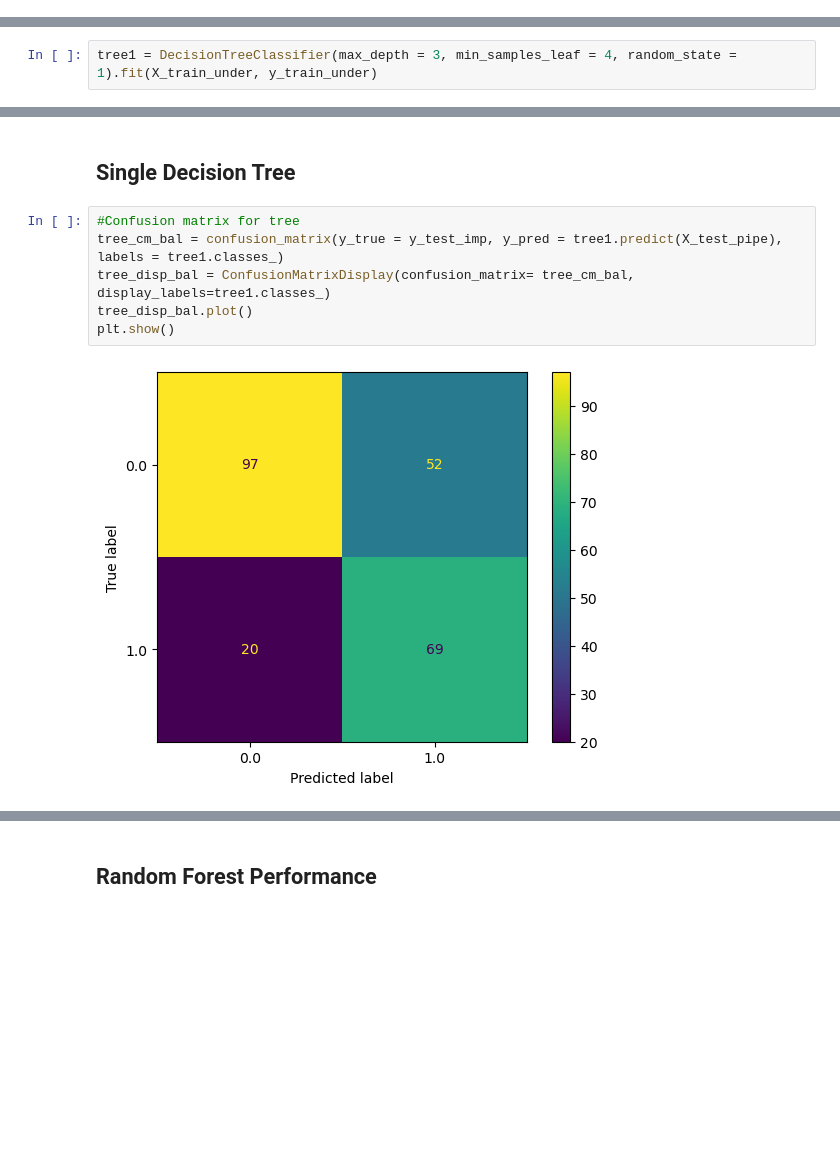
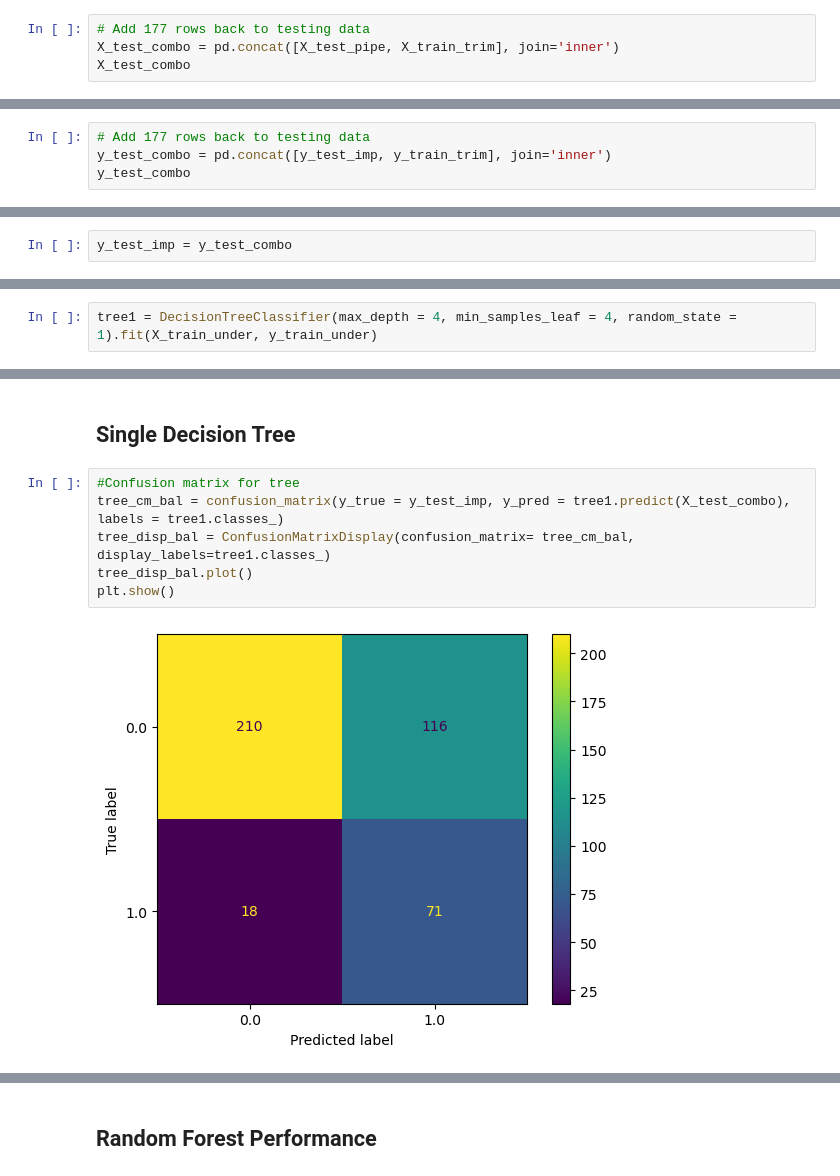
Before and after one commit to HNStaggs/Long-COVID, a Jupyter notebook: LongCOVID_Modeling.ipynb, the cells around one changed output, grey strips where cells are left out. Cells and saved outputs as stored; diff of their text form; blank space fills up the shorter version.

```diff
--- a/LongCOVID_Modeling.ipynb
+++ b/LongCOVID_Modeling.ipynb
@@ -587,0 +616,4 @@ dtype: int64
+# %%
+# Add 177 rows back to testing data
+X_test_combo = pd.concat([X_test_pipe, X_train_trim], join='inner')
+X_test_combo
@@ -587,0 +634,4 @@ dtype: int64
+# %%
+# Add 177 rows back to testing data
+y_test_combo = pd.concat([y_test_imp, y_train_trim], join='inner')
+y_test_combo
@@ -588,3 +652,5 @@ dtype: int64
+# %%
+y_test_imp = y_test_combo
 # %% [markdown]
 ## Remove C-1 dummies for logistic regression classifier
 # %%
@@ -820,7 +917,7 @@ tree1_search.best_params_
 # %% [output]
 {'max_depth': 3, 'min_samples_leaf': 4}
 # %%
-tree1 = DecisionTreeClassifier(max_depth = 3, min_samples_leaf = 4, random_state = 1).fit(X_train_under, y_train_under)
+tree1 = DecisionTreeClassifier(max_depth = 4, min_samples_leaf = 4, random_state = 1).fit(X_train_under, y_train_under)
 # %%
 tree1.feature_importances_
 # %% [output]
@@ -1009,12 +1105,12 @@ tree_sens_bal, tree_spec_bal, tree_acc_bal, tree_f1
 ## Single Decision Tree
 # %%
 #Confusion matrix for tree
-tree_cm_bal = confusion_matrix(y_true = y_test_imp, y_pred = tree1.predict(X_test_pipe), labels = tree1.classes_)
+tree_cm_bal = confusion_matrix(y_true = y_test_imp, y_pred = tree1.predict(X_test_combo), labels = tree1.classes_)
 tree_disp_bal = ConfusionMatrixDisplay(confusion_matrix= tree_cm_bal, display_labels=tree1.classes_)
 tree_disp_bal.plot()
 plt.show()
 # %% [output]
-[figure, old version]
+[figure, new version]
 # %%
 #Sensitivity, specificity, and accuracy for decision tree with balanced training
 #Much improved
```
Also changed, not shown: parts of 355 cells of this notebook, 1 other file.
